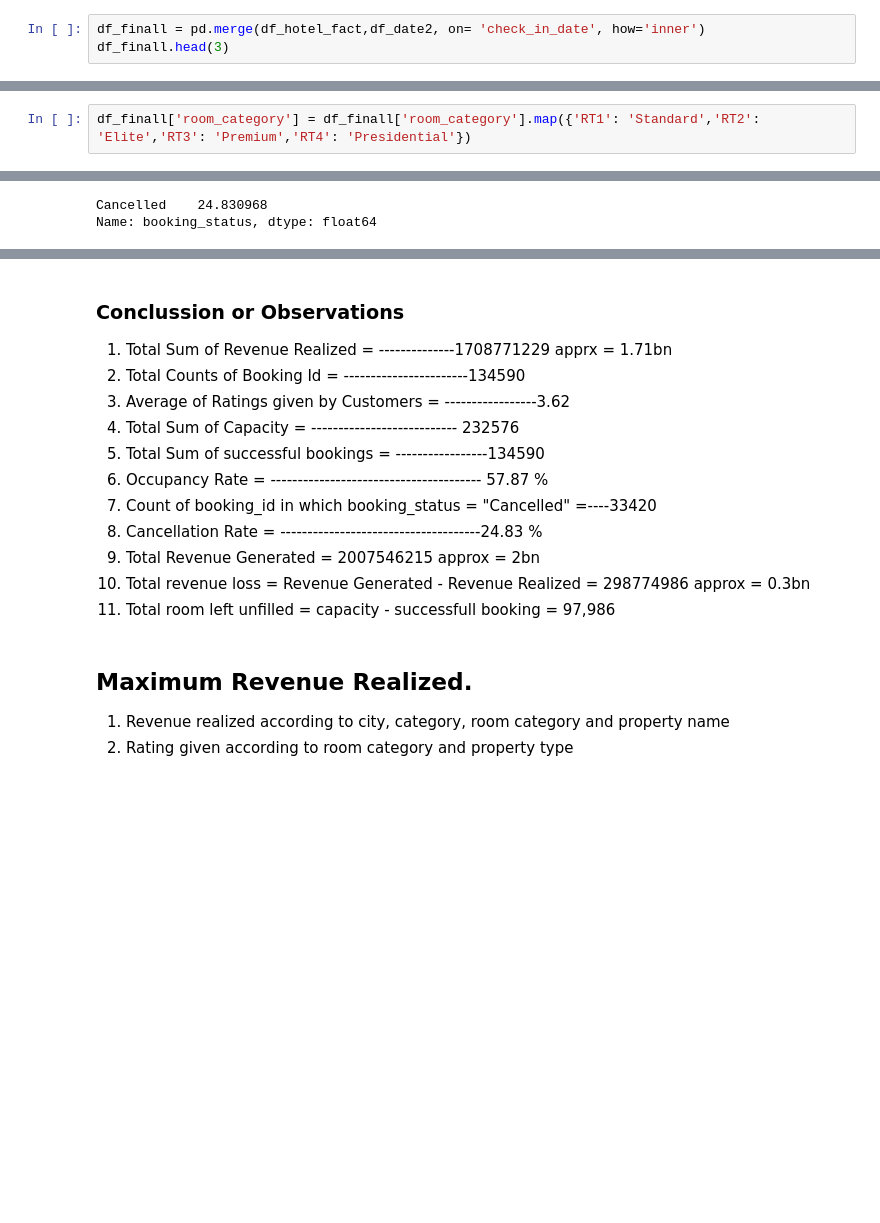
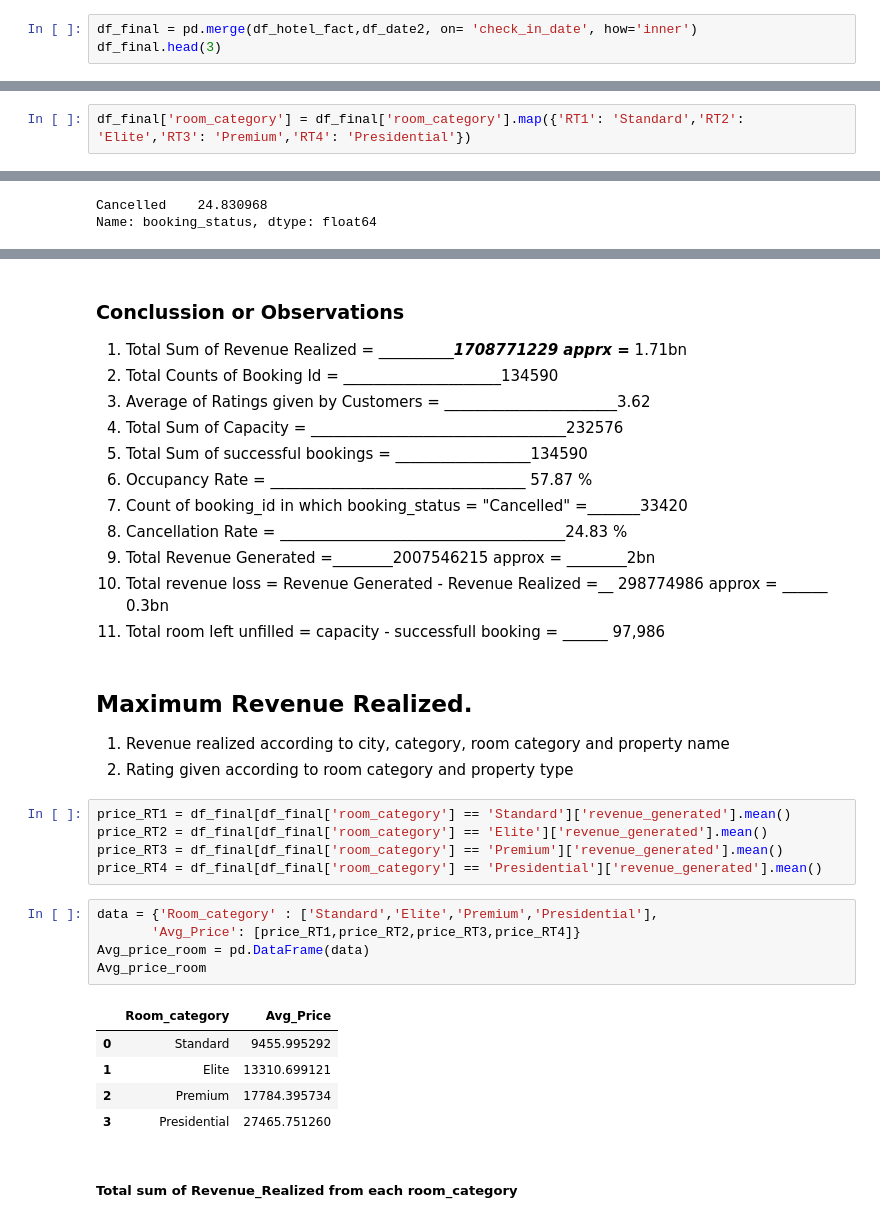
Before and after one commit to shubham1894/Data-Science-Portfolio, a Jupyter notebook: Atliq Hospitality Revenue/HotelBooking2.ipynb, the cells around one changed output, grey strips where cells are left out. Cells and saved outputs as stored; diff of their text form; blank space fills up the shorter version.

Commit message:
Atliq Hospitality Revenue Analysis

```diff
--- a/Atliq Hospitality Revenue/HotelBooking2.ipynb
+++ b/Atliq Hospitality Revenue/HotelBooking2.ipynb
@@ -248,8 +248,8 @@ memory usage: 16.4+ MB
 # %% [markdown]
 ### Merging Hotels, Fact Aggregrate booking and date to track weekends trends
 # %%
-df_finall = pd.merge(df_hotel_fact,df_date2, on= 'check_in_date', how='inner')
-df_finall.head(3)
+df_final = pd.merge(df_hotel_fact,df_date2, on= 'check_in_date', how='inner')
+df_final.head(3)
 # %% [output]
 |  | property_id | property_name | category | city | booking_id | booking_date | check_in_date | checkout_date | ... |
 | 0 | 16558 | Atliq Grands | Luxury | Delhi | May012216558RT11 | 2022-04-27 | 2022-05-01 | 2022-05-02 | ... |
@@ -283,5 +283,5 @@ As from DataFrame df_room
 3. RT3 is Premium
 4. RT4 is Presidentials
 # %%
-df_finall['room_category'] = df_finall['room_category'].map({'RT1': 'Standard','RT2': 'Elite','RT3': 'Premium','RT4': 'Presidential'})
+df_final['room_category'] = df_final['room_category'].map({'RT1': 'Standard','RT2': 'Elite','RT3': 'Premium','RT4': 'Presidential'})
 # %%
@@ -370,18 +365,36 @@ df_finall['revenue_generated'].sum()
 2007546215
 # %% [markdown]
 ### Conclussion or Observations
-1. Total Sum of Revenue Realized =  --------------1708771229 apprx = 1.71bn
-2. Total Counts of Booking Id =     -----------------------134590
-3. Average of Ratings given by Customers = -----------------3.62
-4. Total Sum of Capacity = ---------------------------   232576
-5. Total Sum of successful bookings = -----------------134590
-6. Occupancy Rate =  --------------------------------------- 57.87 %
-7. Count of booking_id in which booking_status = "Cancelled" =----33420
-8. Cancellation Rate = -------------------------------------24.83 %
-9. Total Revenue Generated = 2007546215 approx = 2bn
-10. Total revenue loss = Revenue Generated - Revenue Realized = 298774986 approx = 0.3bn
-11. Total room left unfilled = capacity - successfull booking = 97,986
+1. Total Sum of Revenue Realized =  _____________1708771229 apprx =___ 1.71bn
+2. Total Counts of Booking Id =     _____________________134590
+3. Average of Ratings given by Customers = _______________________3.62
+4. Total Sum of Capacity = __________________________________232576
+5. Total Sum of successful bookings = __________________134590
+6. Occupancy Rate = __________________________________ 57.87 %
+7. Count of booking_id in which booking_status = "Cancelled" =_______33420
+8. Cancellation Rate = ______________________________________24.83 %
+9. Total Revenue Generated =________2007546215 approx = ________2bn
+10. Total revenue loss = Revenue Generated - Revenue Realized =__ 298774986 approx = ______ 0.3bn
+11. Total room left unfilled = capacity - successfull booking = ______ 97,986
 # %% [markdown]
 ## Maximum Revenue Realized.
 1. Revenue realized according to city, category, room category and property name
 2. Rating given according to room category and property type
+# %%
+price_RT1 = df_final[df_final['room_category'] == 'Standard']['revenue_generated'].mean()
+price_RT2 = df_final[df_final['room_category'] == 'Elite']['revenue_generated'].mean()
+price_RT3 = df_final[df_final['room_category'] == 'Premium']['revenue_generated'].mean()
+price_RT4 = df_final[df_final['room_category'] == 'Presidential']['revenue_generated'].mean()
+# %%
+data = {'Room_category' : ['Standard','Elite','Premium','Presidential'],
+       'Avg_Price': [price_RT1,price_RT2,price_RT3,price_RT4]}
+Avg_price_room = pd.DataFrame(data)
+Avg_price_room
+# %% [output]
+|  | Room_category | Avg_Price |
+| 0 | Standard | 9455.995292 |
+| 1 | Elite | 13310.699121 |
+| 2 | Premium | 17784.395734 |
+| 3 | Presidential | 27465.751260 |
+# %% [markdown]
+##### Total sum of Revenue_Realized from each room_category
```
Also changed, not shown: parts of 33 cells of this notebook.
